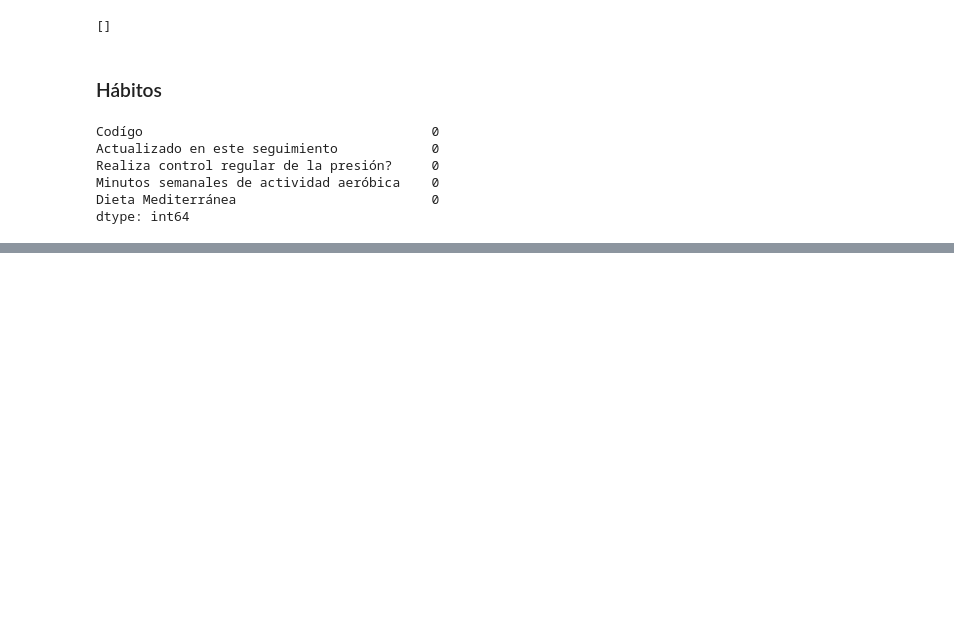
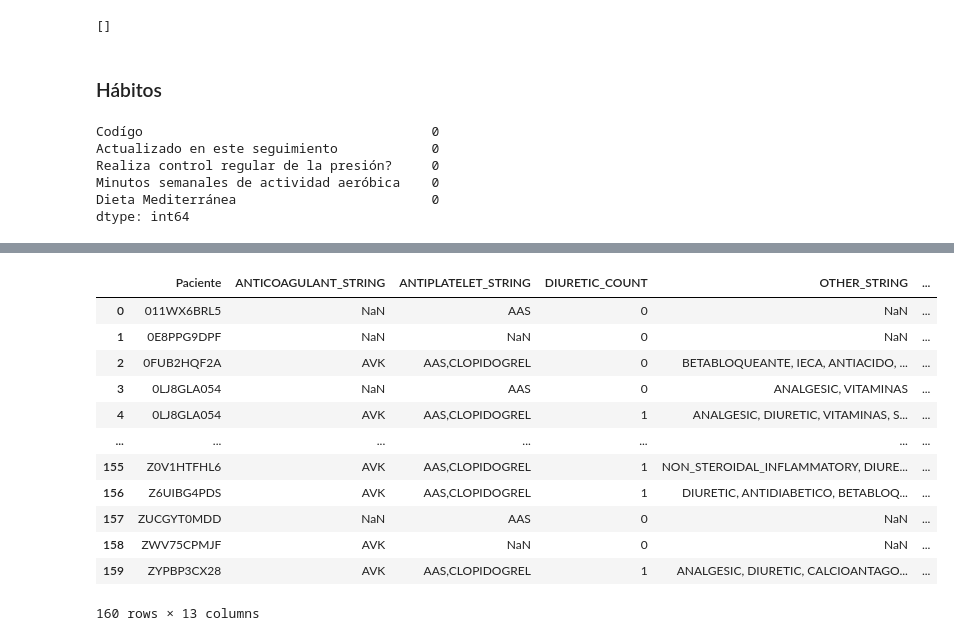
Before and after one commit to MiguelGP-13/Visualizacion-practica, a Jupyter notebook: Final/limpia_excel.ipynb, the cells around one changed output, grey strips where cells are left out. Saved outputs shown, nothing was run; the diff lists cells and outputs as text; code cells hidden in the pictures; blank space fills up the shorter version.

Commit message:
finalizacion limpieza eventos

```diff
--- a/Final/limpia_excel.ipynb
+++ b/Final/limpia_excel.ipynb
@@ -272,0 +280,4 @@ dtype: int64
+# %%
+# Importamos datos de eventos.xlsx
+sangrado = pd.read_excel('../data/eventos.xlsx', sheet_name=0)
+trombotico = pd.read_excel('../data/eventos.xlsx', sheet_name=1)
@@ -272,0 +356,3 @@ dtype: int64
+# %%
+# borramos las columnas con solo 1 valor
+sangrado.drop(sangrado.columns[sangrado.nunique(axis=0)<=1],axis=1,inplace=True)
@@ -272,0 +393,16 @@ dtype: int64
+# %%
+sangrado
+# %% [output]
+|  | Paciente | ANTICOAGULANT_STRING | ANTIPLATELET_STRING | DIURETIC_COUNT | OTHER_STRING | ... |
+| 0 | 011WX6BRL5 | NaN | AAS | 0 | NaN | ... |
+| 1 | 0E8PPG9DPF | NaN | NaN | 0 | NaN | ... |
+| 2 | 0FUB2HQF2A | AVK | AAS,CLOPIDOGREL | 0 | BETABLOQUEANTE, IECA, ANTIACIDO, ... | ... |
+| 3 | 0LJ8GLA054 | NaN | AAS | 0 | ANALGESIC, VITAMINAS | ... |
+| 4 | 0LJ8GLA054 | AVK | AAS,CLOPIDOGREL | 1 | ANALGESIC, DIURETIC, VITAMINAS, S... | ... |
+| ... | ... | ... | ... | ... | ... | ... |
+| 155 | Z0V1HTFHL6 | AVK | AAS,CLOPIDOGREL | 1 | NON_STEROIDAL_INFLAMMATORY, DIURE... | ... |
+| 156 | Z6UIBG4PDS | AVK | AAS,CLOPIDOGREL | 1 | DIURETIC, ANTIDIABETICO, BETABLOQ... | ... |
+| 157 | ZUCGYT0MDD | NaN | AAS | 0 | NaN | ... |
+| 158 | ZWV75CPMJF | AVK | NaN | 0 | NaN | ... |
+| 159 | ZYPBP3CX28 | AVK | AAS,CLOPIDOGREL | 1 | ANALGESIC, DIURETIC, CALCIOANTAGO... | ... |
+160 rows × 13 columns
```
Also changed, not shown: parts of 31 cells of this notebook.
